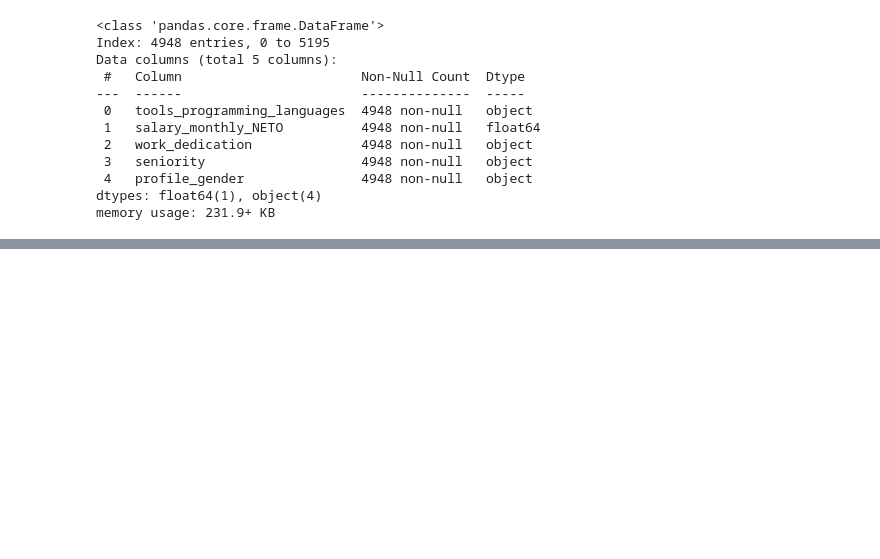
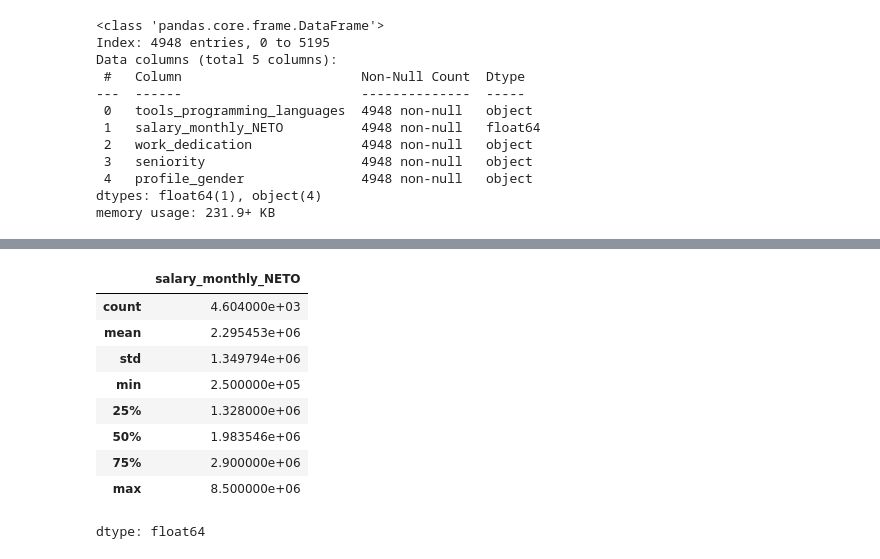
Before and after one commit to sgruyzcki/DiploDatos2026, a Jupyter notebook: Análisis y Visualización de Datos/practico2/Entregable_Parte_2_Sergio.ipynb, the cells around one changed output, grey strips where cells are left out. Saved outputs shown, nothing was run; the diff lists cells and outputs as text; code cells hidden in the pictures; blank space fills up the shorter version.

```diff
--- a/Análisis y Visualización de Datos/practico2/Entregable_Parte_2_Sergio.ipynb
+++ b/Análisis y Visualización de Datos/practico2/Entregable_Parte_2_Sergio.ipynb
@@ -384,0 +352,18 @@ stats_women_filtered
+# %%
+# Se considera la subpoblacion con dedicacion Full-Time
+df_bounded.groupby("work_dedication")["salary_monthly_NETO"].describe()
+
+# Eliminar filas con work_dedication Part time en un nuevo df restringido
+df_restricted = df_bounded.drop(df_bounded[df_bounded["work_dedication"] == "Part-Time"].index)
+df_restricted["salary_monthly_NETO"].describe()
+# %% [output]
+|  | salary_monthly_NETO |
+| count | 4.604000e+03 |
+| mean | 2.295453e+06 |
+| std | 1.349794e+06 |
+| min | 2.500000e+05 |
+| 25% | 1.328000e+06 |
+| 50% | 1.983546e+06 |
+| 75% | 2.900000e+06 |
+| max | 8.500000e+06 |
+dtype: float64
```
Also changed, not shown: parts of 9 cells of this notebook.
